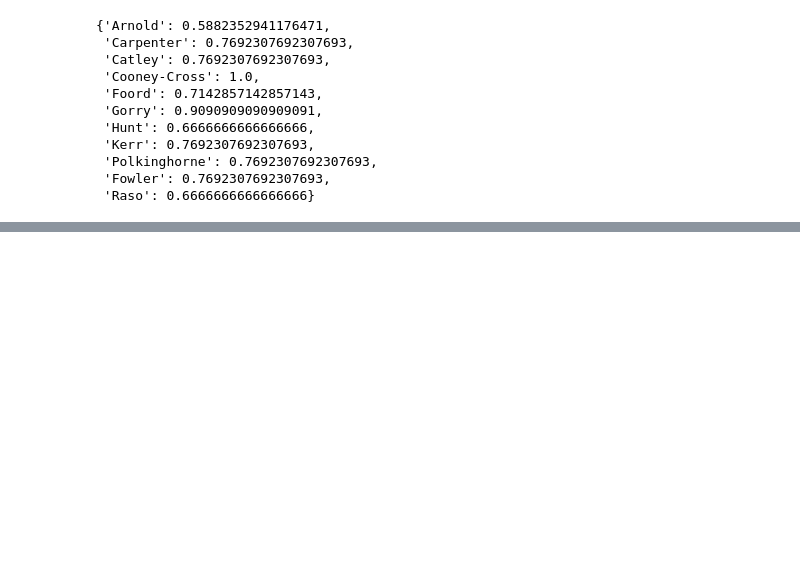
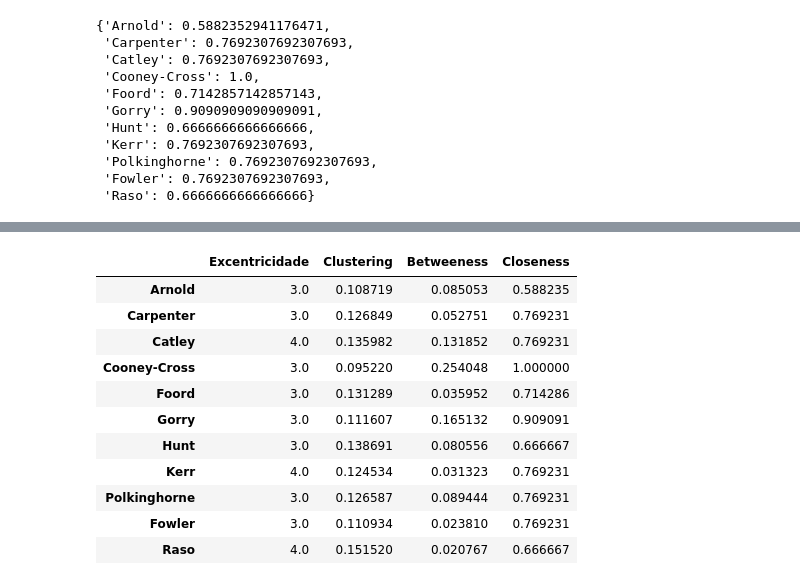
Before and after one commit to juliamsousa/masters-code, a Jupyter notebook: Trabalho Final - Redes Complexas.ipynb, the cells around one changed output, grey strips where cells are left out. Cells and saved outputs as stored; diff of their text form; code cells hidden in the pictures; blank space fills up the shorter version.

```diff
--- a/Trabalho Final - Redes Complexas.ipynb
+++ b/Trabalho Final - Redes Complexas.ipynb
@@ -522,0 +548,16 @@ closeness_AUS
+# %%
+df.rename(columns={0: 'Excentricidade', 1: 'Clustering', 2: 'Betweeness', 3: 'Closeness'}, inplace=True)
+df
+# %% [output]
+|  | Excentricidade | Clustering | Betweeness | Closeness |
+| Arnold | 3.0 | 0.108719 | 0.085053 | 0.588235 |
+| Carpenter | 3.0 | 0.126849 | 0.052751 | 0.769231 |
+| Catley | 4.0 | 0.135982 | 0.131852 | 0.769231 |
+| Cooney-Cross | 3.0 | 0.095220 | 0.254048 | 1.000000 |
+| Foord | 3.0 | 0.131289 | 0.035952 | 0.714286 |
+| Gorry | 3.0 | 0.111607 | 0.165132 | 0.909091 |
+| Hunt | 3.0 | 0.138691 | 0.080556 | 0.666667 |
+| Kerr | 4.0 | 0.124534 | 0.031323 | 0.769231 |
+| Polkinghorne | 3.0 | 0.126587 | 0.089444 | 0.769231 |
+| Fowler | 3.0 | 0.110934 | 0.023810 | 0.769231 |
+| Raso | 4.0 | 0.151520 | 0.020767 | 0.666667 |
```
Also changed, not shown: parts of 5 cells of this notebook, 4 other files.
